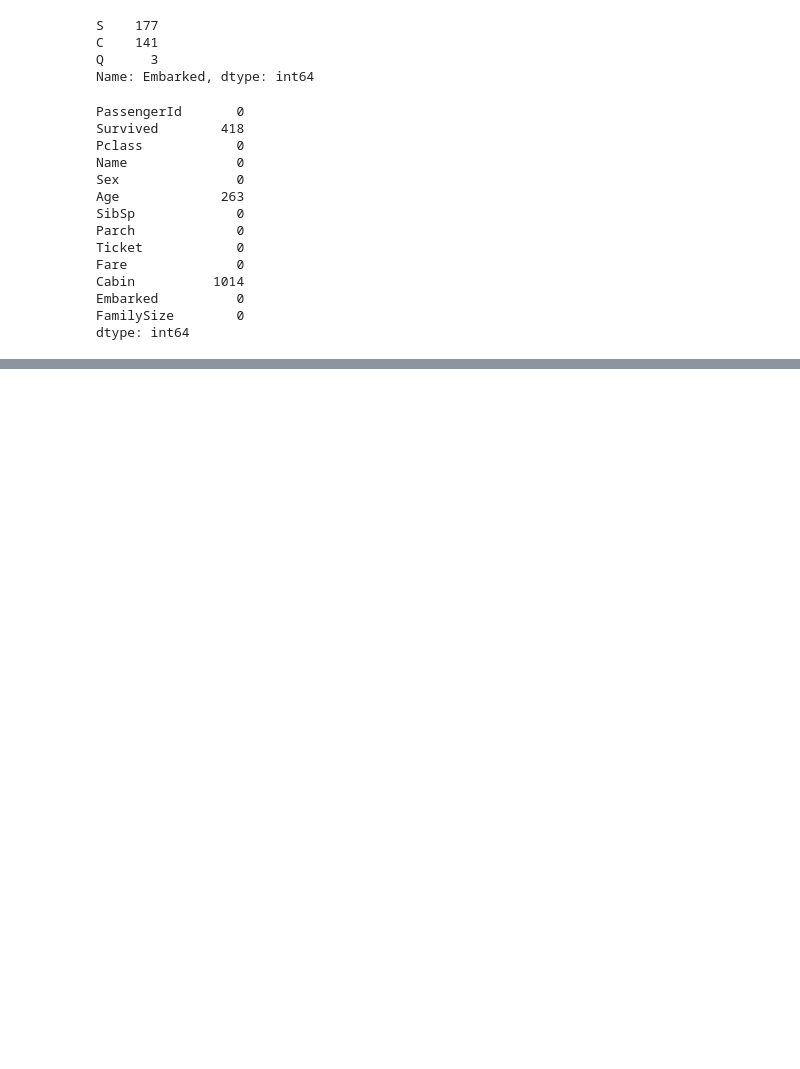
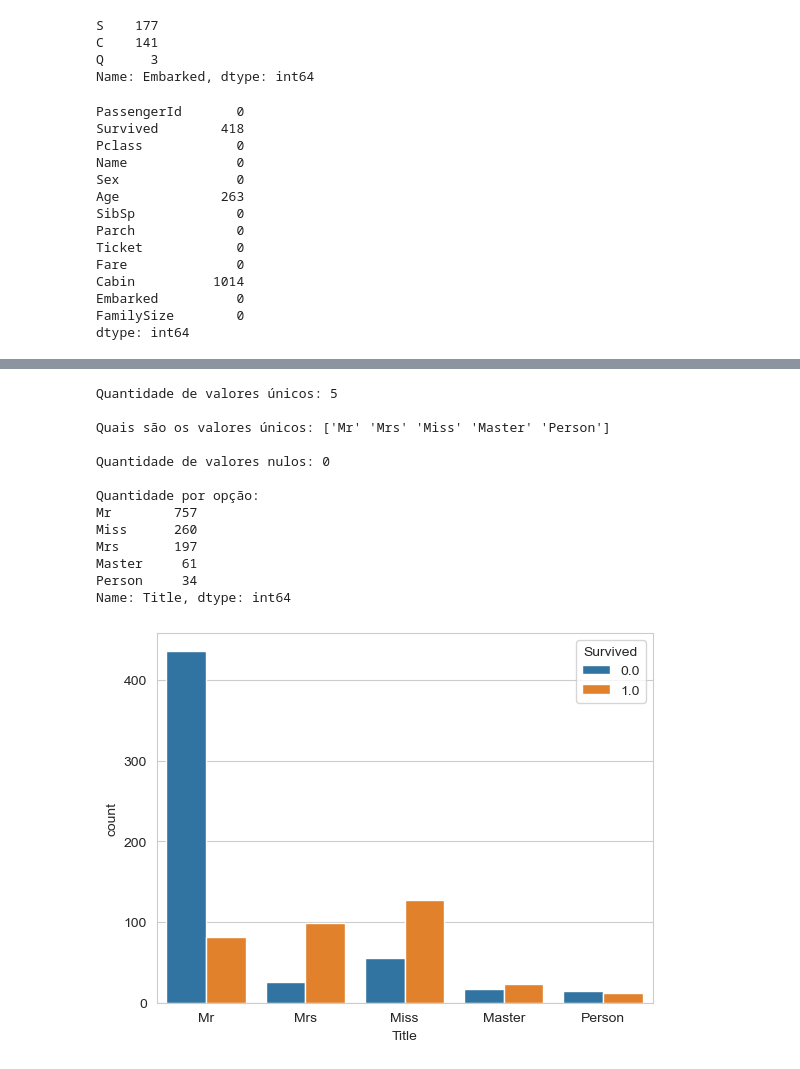
Before and after one commit to Alicia-Alexia/kaggle_titanic, a Jupyter notebook: Untitled.ipynb, the cells around one changed output, grey strips where cells are left out. Cells and saved outputs as stored; diff of their text form; code cells hidden in the pictures; blank space fills up the shorter version.

```diff
--- a/Untitled.ipynb
+++ b/Untitled.ipynb
@@ -436,8 +436,8 @@ C    141
 Q      3
 Name: Embarked, dtype: int64
 # %%
-# acrescenta c na coluna embarked nos valores null
-titanic_df['Embarked'].fillna("C", inplace = True)
+# acrescenta S por ser o valor que mais se repete na coluna embarked nos valores null
+titanic_df['Embarked'].fillna("S", inplace = True)
 titanic_df.isnull().sum()
 # %% [output]
 PassengerId       0
@@ -458,0 +476,4 @@ df['Embarked'] = titanic_df['Embarked']
+# %%
+# Pegando só o valor de Mr, Mrs ...
+titanic_df['Title'] = titanic_df["Name"].apply(lambda name: name.split(',')[1].split('.')[0].strip())
+titanic_df
@@ -458,0 +522,3 @@ df['Embarked'] = titanic_df['Embarked']
+# %%
+#Atribuindo aos valores diferentes a Mr, Miss, Mrs, Master o valor de Person
+titanic_df['Title'] =[n if n in ['Mr', 'Miss', 'Mrs', 'Master'] else 'Person' for n in titanic_df['Title']]
@@ -458,0 +527,17 @@ df['Embarked'] = titanic_df['Embarked']
+# %%
+titanic_func(titanic_df, 'Title')
+# %% [output]
+Quantidade de valores únicos: 5
+
+Quais são os valores únicos: ['Mr' 'Mrs' 'Miss' 'Master' 'Person']
+
+Quantidade de valores nulos: 0
+
+Quantidade por opção:
+Mr        757
+Miss      260
+Mrs       197
+Master     61
+Person     34
+Name: Title, dtype: int64
+[figure, added]
```
Also changed, not shown: parts of 13 cells of this notebook.
